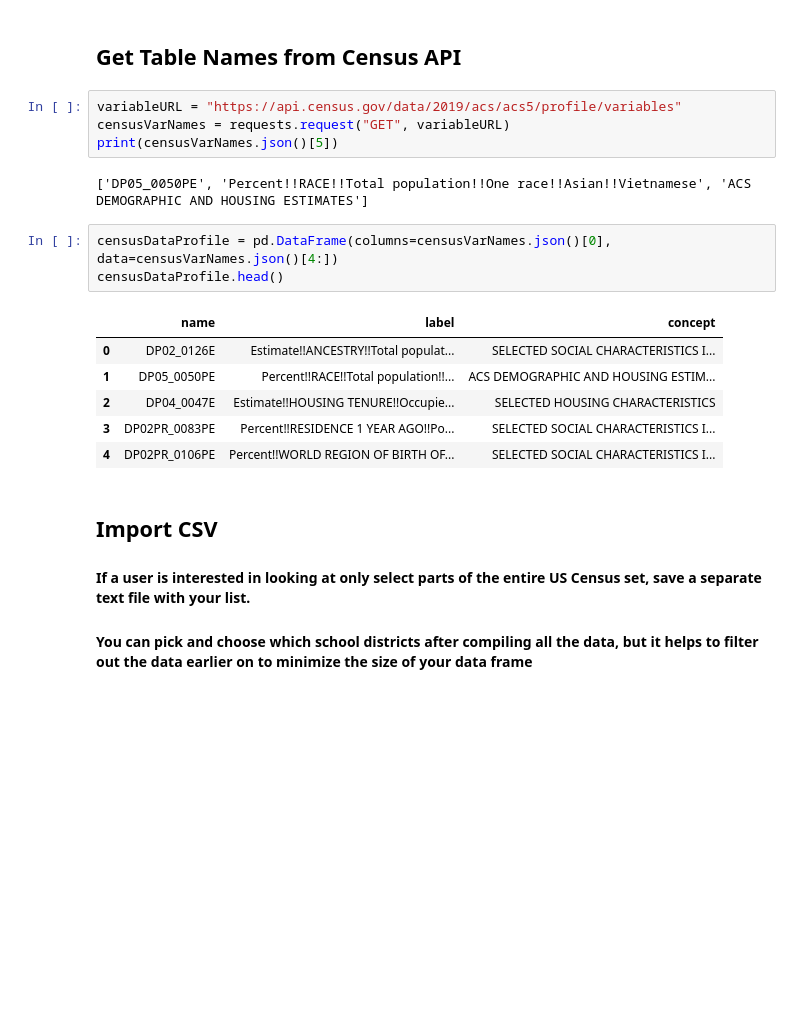
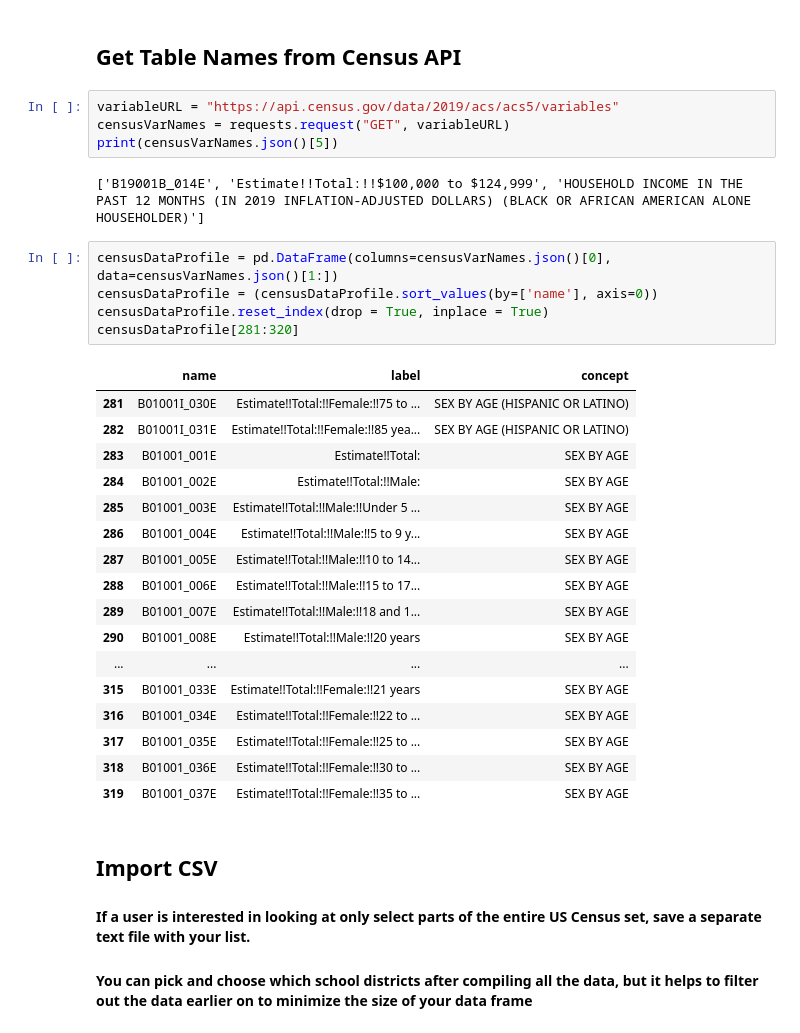
Before and after one commit to pylinet/USCensus, a Jupyter notebook: USCensusNYData.ipynb, the cells around one changed output. Cells and saved outputs as stored; diff of their text form; blank space fills up the shorter version.

```diff
--- a/USCensusNYData.ipynb
+++ b/USCensusNYData.ipynb
@@ -18,21 +18,34 @@ import config
 # %% [markdown]
 ## Get Table Names from Census API
 # %%
-variableURL = "https://api.census.gov/data/2019/acs/acs5/profile/variables"
+variableURL = "https://api.census.gov/data/2019/acs/acs5/variables"
 censusVarNames = requests.request("GET", variableURL)
 print(censusVarNames.json()[5])
 # %% [output]
-['DP05_0050PE', 'Percent!!RACE!!Total population!!One race!!Asian!!Vietnamese', 'ACS DEMOGRAPHIC AND HOUSING ESTIMATES']
+['B19001B_014E', 'Estimate!!Total:!!$100,000 to $124,999', 'HOUSEHOLD INCOME IN THE PAST 12 MONTHS (IN 2019 INFLATION-ADJUSTED DOLLARS) (BLACK OR AFRICAN AMERICAN ALONE HOUSEHOLDER)']
 # %%
-censusDataProfile = pd.DataFrame(columns=censusVarNames.json()[0], data=censusVarNames.json()[4:])
-censusDataProfile.head()
+censusDataProfile = pd.DataFrame(columns=censusVarNames.json()[0], data=censusVarNames.json()[1:])
+censusDataProfile = (censusDataProfile.sort_values(by=['name'], axis=0))
+censusDataProfile.reset_index(drop = True, inplace = True)
+censusDataProfile[281:320]
 # %% [output]
 |  | name | label | concept |
-| 0 | DP02_0126E | Estimate!!ANCESTRY!!Total populat... | SELECTED SOCIAL CHARACTERISTICS I... |
-| 1 | DP05_0050PE | Percent!!RACE!!Total population!!... | ACS DEMOGRAPHIC AND HOUSING ESTIM... |
-| 2 | DP04_0047E | Estimate!!HOUSING TENURE!!Occupie... | SELECTED HOUSING CHARACTERISTICS |
-| 3 | DP02PR_0083PE | Percent!!RESIDENCE 1 YEAR AGO!!Po... | SELECTED SOCIAL CHARACTERISTICS I... |
-| 4 | DP02PR_0106PE | Percent!!WORLD REGION OF BIRTH OF... | SELECTED SOCIAL CHARACTERISTICS I... |
+| 281 | B01001I_030E | Estimate!!Total:!!Female:!!75 to ... | SEX BY AGE (HISPANIC OR LATINO) |
+| 282 | B01001I_031E | Estimate!!Total:!!Female:!!85 yea... | SEX BY AGE (HISPANIC OR LATINO) |
+| 283 | B01001_001E | Estimate!!Total: | SEX BY AGE |
+| 284 | B01001_002E | Estimate!!Total:!!Male: | SEX BY AGE |
+| 285 | B01001_003E | Estimate!!Total:!!Male:!!Under 5 ... | SEX BY AGE |
+| 286 | B01001_004E | Estimate!!Total:!!Male:!!5 to 9 y... | SEX BY AGE |
+| 287 | B01001_005E | Estimate!!Total:!!Male:!!10 to 14... | SEX BY AGE |
+| 288 | B01001_006E | Estimate!!Total:!!Male:!!15 to 17... | SEX BY AGE |
+| 289 | B01001_007E | Estimate!!Total:!!Male:!!18 and 1... | SEX BY AGE |
+| 290 | B01001_008E | Estimate!!Total:!!Male:!!20 years | SEX BY AGE |
+| ... | ... | ... | ... |
+| 315 | B01001_033E | Estimate!!Total:!!Female:!!21 years | SEX BY AGE |
+| 316 | B01001_034E | Estimate!!Total:!!Female:!!22 to ... | SEX BY AGE |
+| 317 | B01001_035E | Estimate!!Total:!!Female:!!25 to ... | SEX BY AGE |
+| 318 | B01001_036E | Estimate!!Total:!!Female:!!30 to ... | SEX BY AGE |
+| 319 | B01001_037E | Estimate!!Total:!!Female:!!35 to ... | SEX BY AGE |
 # %% [markdown]
 ## Import CSV
 
```
Also changed, not shown: parts of 12 cells of this notebook, 1 other file.
